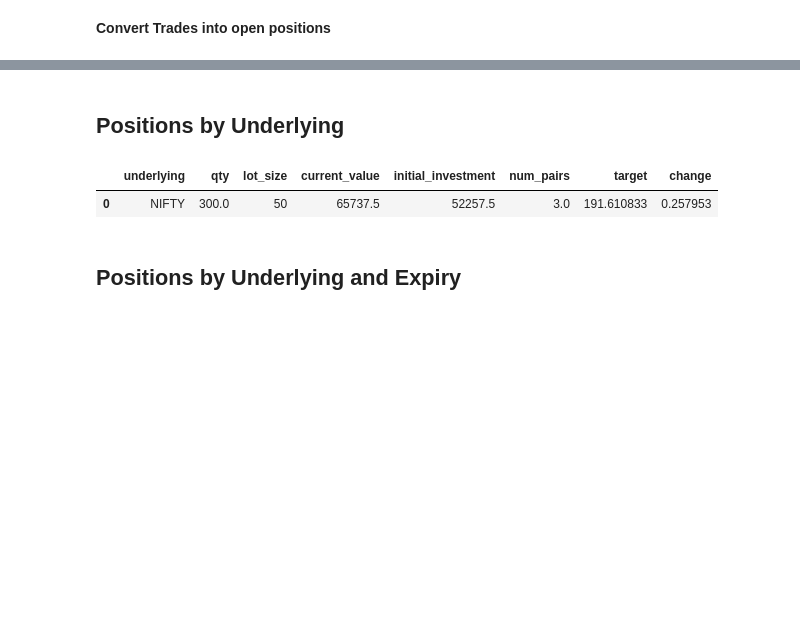
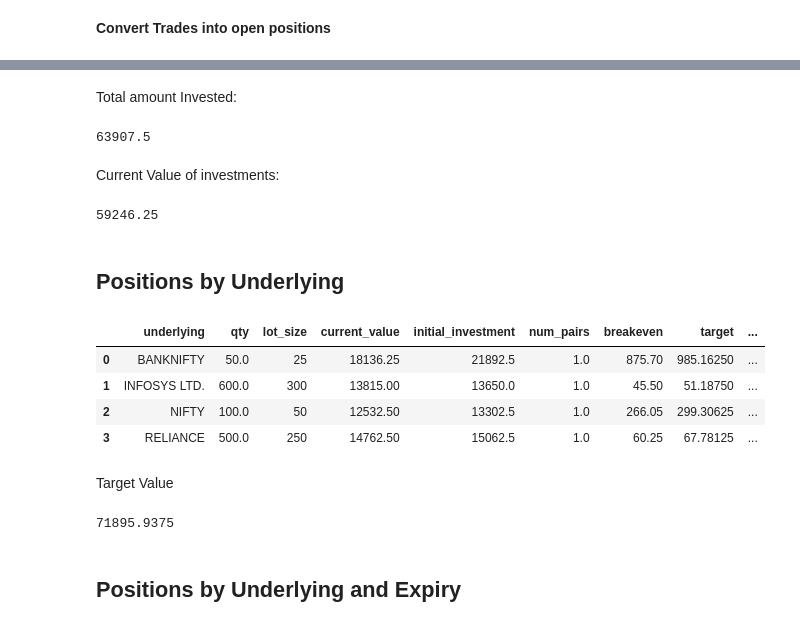
Before and after one commit to shayanrc/Mid-Covid-Market-Analysis, a Jupyter notebook: Position Analysis.ipynb, the cells around one changed output, grey strips where cells are left out. Saved outputs shown, nothing was run; the diff lists cells and outputs as text; code cells hidden in the pictures; blank space fills up the shorter version.

Commit message:
Position value and breakeven calculations

```diff
--- a/Position Analysis.ipynb
+++ b/Position Analysis.ipynb
@@ -66,3 +68,6 @@ trades_df
+# %%
+company_symbol_lookup = {'INFOSYS LTD.': 'INFY',
+                         'RELIANCE':'RELIANCE'}
 # %% [markdown]
 **Convert Trades into open positions**
 # %%
@@ -99,9 +104,7 @@ positions_df = positions_df[positions_df.expiry>dt.datetime.today()]
 positions_df['lot_size'] = 0
 positions_df['last_price'] = 0
 
-# Update the current value of positions
-for contract_row in positions_df[['company', 'expiry', 'option_type', 'strike', 'lot_size']].iterrows():
-    contract = contract_row[1]
-    contract_quote = nsepy.get_quote(symbol=contract['company'], series='EQ', instrument='OPTIDX', expiry=contract.expiry, strike=contract.strike, option_type=contract.option_type)
-    positions_df.loc[contract_row[0], 'lot_size'] = float(contract_quote['data'][0]['marketLot'])
-    positions_df.loc[contract_row[0], 'last_price'] = float(contract_quote['data'][0]['lastPrice'])
+
+positions_df = positions_df.rename({'company':'underlying',
+                                    'strike':'strike_price'},
+                                   axis=1)
@@ -128,0 +113,21 @@ positions_df = positions_df[positions_df.expiry>dt.datetime.today()]
+# %%
+for idx, contract in positions_df[['underlying', 'expiry', 'option_type', 'strike_price', 'lot_size']].iterrows():
+#     contract = contract_row[1]
+
+    if contract['underlying'] in indices:
+        instrument_type = 'OPTIDX'
+        symbol = contract['underlying']
+    else:
+        instrument_type = 'OPTSTK'
+        symbol = company_symbol_lookup[contract['underlying']]
+
+    contract_quote = nsepy.get_quote(symbol=symbol, series='EQ', instrument=instrument_type, expiry=contract['expiry'], strike=contract['strike_price'], option_type=contract['option_type'])
+    positions_df.loc[idx, 'lot_size'] = float(contract_quote['data'][0]['marketLot'])
+    positions_df.loc[idx, 'last_price'] = float(contract_quote['data'][0]['lastPrice'])
+
+
+positions_df['cost'] = positions_df.qty*positions_df.avg_price
+
+positions_df['value'] = positions_df.qty*positions_df.last_price
+
+positions_df = positions_df[positions_df.expiry>dt.datetime.today()]
@@ -137,26 +155,48 @@ positions_df.sort_values('strike_price')
+# %% [markdown]
+Total amount Invested:
+# %%
+positions_df.cost.sum()
+# %% [output]
+63907.5
+# %% [markdown]
+Current Value of investments:
+# %%
+positions_df.value.sum()
+# %% [output]
+59246.25
 # %%
-target_rate = 1.1
+target_rate = 1.125
 # %% [markdown]
 ## Positions by Underlying
 # %%
 positions_by_underlying = positions_df.groupby(['underlying']).agg(qty=pd.NamedAgg(column="qty", aggfunc="sum"),
                                                                    lot_size=pd.NamedAgg(column="lot_size", aggfunc="first"),
                                                                    current_value=pd.NamedAgg(column="value", aggfunc="sum"),
                                                                    initial_investment=pd.NamedAgg(column="cost", aggfunc="sum") ).reset_index()
 
 positions_by_underlying['num_pairs'] = positions_by_underlying.qty/positions_by_underlying.lot_size/2
 
-positions_by_underlying['target'] = target_rate*positions_by_underlying['initial_investment']/positions_by_underlying['qty']
+positions_by_underlying['breakeven'] = positions_by_underlying['initial_investment']/(positions_by_underlying['qty']/2)
+positions_by_underlying['target'] = target_rate*positions_by_underlying['breakeven']
 
 # positions_by_underlying['current_value'] = positions_by_underlying['current_value']*positions_by_underlying['qty']
 
 
 positions_by_underlying['change'] = (positions_by_underlying['current_value']-positions_by_underlying['initial_investment'])/positions_by_underlying['initial_investment']
 
 positions_by_underlying
 # %% [output]
-|  | underlying | qty | lot_size | current_value | initial_investment | num_pairs | target | change |
-| 0 | NIFTY | 300.0 | 50 | 65737.5 | 52257.5 | 3.0 | 191.610833 | 0.257953 |
+|  | underlying | qty | lot_size | current_value | initial_investment | num_pairs | breakeven | target | ... |
+| 0 | BANKNIFTY | 50.0 | 25 | 18136.25 | 21892.5 | 1.0 | 875.70 | 985.16250 | ... |
+| 1 | INFOSYS LTD. | 600.0 | 300 | 13815.00 | 13650.0 | 1.0 | 45.50 | 51.18750 | ... |
+| 2 | NIFTY | 100.0 | 50 | 12532.50 | 13302.5 | 1.0 | 266.05 | 299.30625 | ... |
+| 3 | RELIANCE | 500.0 | 250 | 14762.50 | 15062.5 | 1.0 | 60.25 | 67.78125 | ... |
+# %% [markdown]
+Target Value
+# %%
+sum(positions_by_underlying.target*positions_by_underlying.qty/2)
+# %% [output]
+71895.9375
 # %% [markdown]
 ## Positions by Underlying and Expiry
 # %%
```
Also changed, not shown: parts of 54 cells of this notebook.
